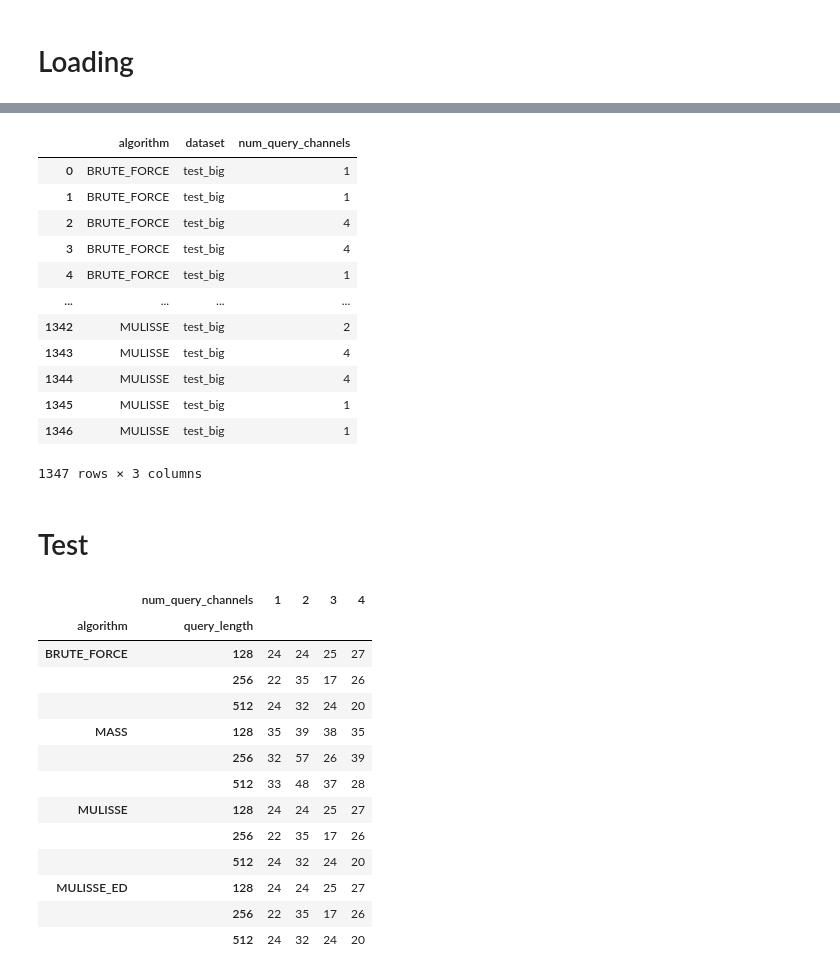
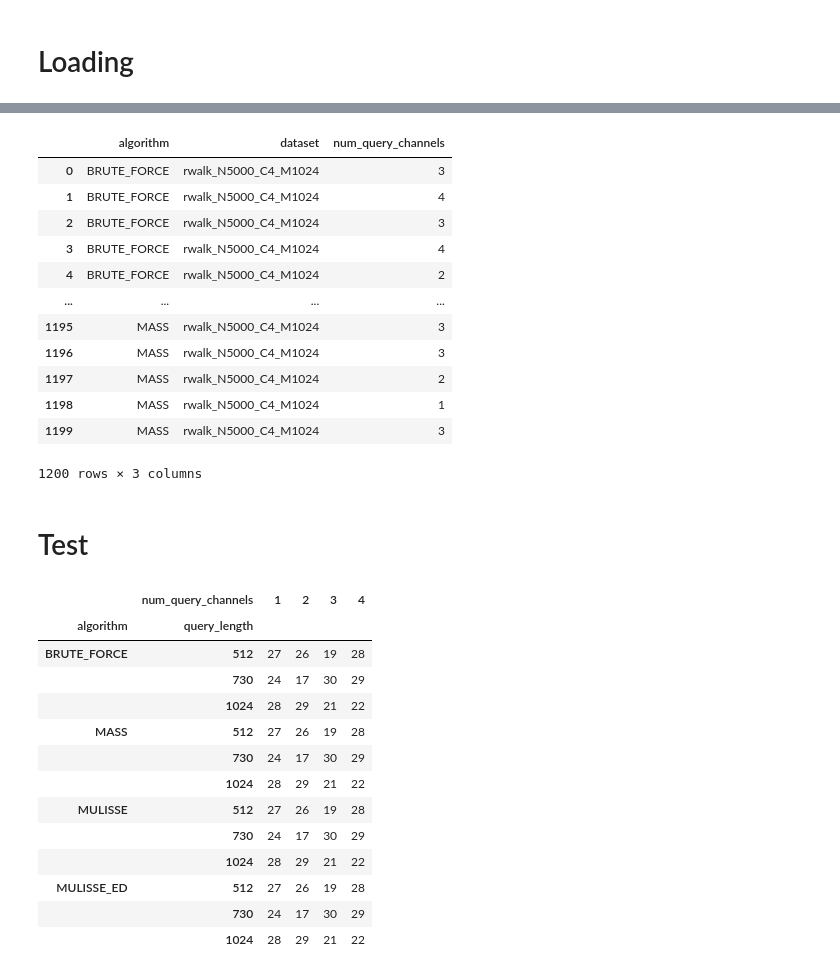
Before and after one commit to BPelokTUE/MULISSE, a Jupyter notebook: analyze/main.ipynb, the cells around one changed output, grey strips where cells are left out. Drawn from its saved outputs; the diff is of its cells as text; code cells hidden in the pictures.

```diff
--- a/analyze/main.ipynb
+++ b/analyze/main.ipynb
@@ -13,12 +13,14 @@ BASEDIR = "../LOGS"
 runs = pd.read_csv(os.path.join(BASEDIR, "runs.csv"))
 search_info = pd.read_csv(os.path.join(BASEDIR, "search_settings.csv"))
 dataset_info = pd.read_csv(os.path.join(BASEDIR, "dataset_settings.csv"))
+index_info = pd.read_csv(os.path.join(BASEDIR, "index_settings.csv"))
 
-# Join the two settings dataframes on dataset_file
-info = pd.merge(search_info, dataset_info, on='dataset_file')
+# Join the three settings dataframes on dataset_file
+info = search_info.join(dataset_info.set_index('dataset_file'), on='dataset_file', how='left', rsuffix='_dataset')
+info = info.join(index_info.set_index('index_file'), on='index_file', how='left', rsuffix='_index')
 
 # Join the two dataframes where runs['settings_id'] is the id of the search settings
-df = pd.merge(runs, info, left_on='settings_id', right_on='id_x')
+df = pd.merge(runs, info, left_on='settings_id', right_on='id', how='left', suffixes=('_run', '_settings'))
 
 print(df.columns)
 
@@ -71,42 +78,43 @@ df['num_query_channels'] = df.query_channels.str.count('1')
 df[['algorithm', 'dataset', 'num_query_channels']]
 # %% [output]
 |  | algorithm | dataset | num_query_channels |
-| 0 | BRUTE_FORCE | test_big | 1 |
-| 1 | BRUTE_FORCE | test_big | 1 |
-| 2 | BRUTE_FORCE | test_big | 4 |
-| 3 | BRUTE_FORCE | test_big | 4 |
-| 4 | BRUTE_FORCE | test_big | 1 |
+| 0 | BRUTE_FORCE | rwalk_N5000_C4_M1024 | 3 |
+| 1 | BRUTE_FORCE | rwalk_N5000_C4_M1024 | 4 |
+| 2 | BRUTE_FORCE | rwalk_N5000_C4_M1024 | 3 |
+| 3 | BRUTE_FORCE | rwalk_N5000_C4_M1024 | 4 |
+| 4 | BRUTE_FORCE | rwalk_N5000_C4_M1024 | 2 |
 | ... | ... | ... | ... |
-| 1342 | MULISSE | test_big | 2 |
-| 1343 | MULISSE | test_big | 4 |
-| 1344 | MULISSE | test_big | 4 |
-| 1345 | MULISSE | test_big | 1 |
-| 1346 | MULISSE | test_big | 1 |
+| 1195 | MASS | rwalk_N5000_C4_M1024 | 3 |
+| 1196 | MASS | rwalk_N5000_C4_M1024 | 3 |
+| 1197 | MASS | rwalk_N5000_C4_M1024 | 2 |
+| 1198 | MASS | rwalk_N5000_C4_M1024 | 1 |
+| 1199 | MASS | rwalk_N5000_C4_M1024 | 3 |
-1347 rows × 3 columns
+1200 rows × 3 columns
 # %% [markdown]
 # Test
 # %%
 view = df[
     (df.algorithm.isna() == False) &
-    (df.dataset == 'test_big')
+    (df.dataset == 'rwalk_N5000_C4_M1024') &
+    ((~df.algorithm.str.contains("MULISSE")) | (df.query_length >= df.l_min))
 ]
 
 view.groupby(['algorithm', 'query_length', 'num_query_channels']).size().unstack()
 # %% [output]
 |  | num_query_channels | 1 | 2 | 3 | 4 |
 | algorithm | query_length |  |  |  |  |
-| BRUTE_FORCE | 128 | 24 | 24 | 25 | 27 |
-|  | 256 | 22 | 35 | 17 | 26 |
-|  | 512 | 24 | 32 | 24 | 20 |
-| MASS | 128 | 35 | 39 | 38 | 35 |
-|  | 256 | 32 | 57 | 26 | 39 |
-|  | 512 | 33 | 48 | 37 | 28 |
-| MULISSE | 128 | 24 | 24 | 25 | 27 |
-|  | 256 | 22 | 35 | 17 | 26 |
-|  | 512 | 24 | 32 | 24 | 20 |
-| MULISSE_ED | 128 | 24 | 24 | 25 | 27 |
-|  | 256 | 22 | 35 | 17 | 26 |
-|  | 512 | 24 | 32 | 24 | 20 |
+| BRUTE_FORCE | 512 | 27 | 26 | 19 | 28 |
+|  | 730 | 24 | 17 | 30 | 29 |
+|  | 1024 | 28 | 29 | 21 | 22 |
+| MASS | 512 | 27 | 26 | 19 | 28 |
+|  | 730 | 24 | 17 | 30 | 29 |
+|  | 1024 | 28 | 29 | 21 | 22 |
+| MULISSE | 512 | 27 | 26 | 19 | 28 |
+|  | 730 | 24 | 17 | 30 | 29 |
+|  | 1024 | 28 | 29 | 21 | 22 |
+| MULISSE_ED | 512 | 27 | 26 | 19 | 28 |
+|  | 730 | 24 | 17 | 30 | 29 |
+|  | 1024 | 28 | 29 | 21 | 22 |
 # %%
 view.groupby(['algorithm', 'query_length', 'num_query_channels']).total_time_s.median().unstack()
 # %% [output]
```
Also changed, not shown: parts of 5 cells of this notebook, 1 other file.
